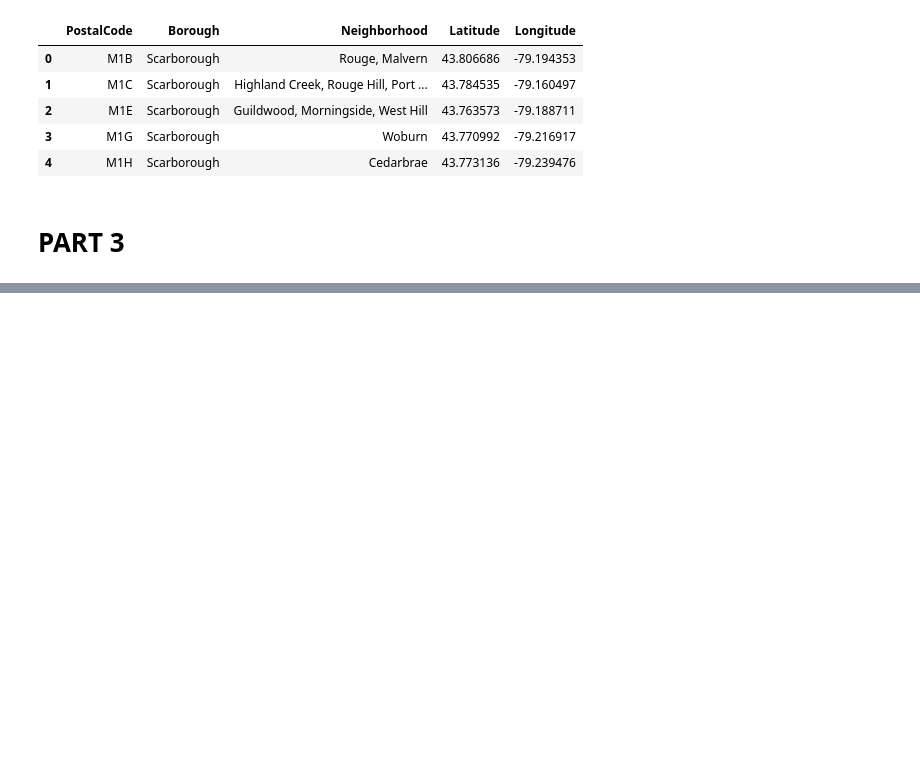
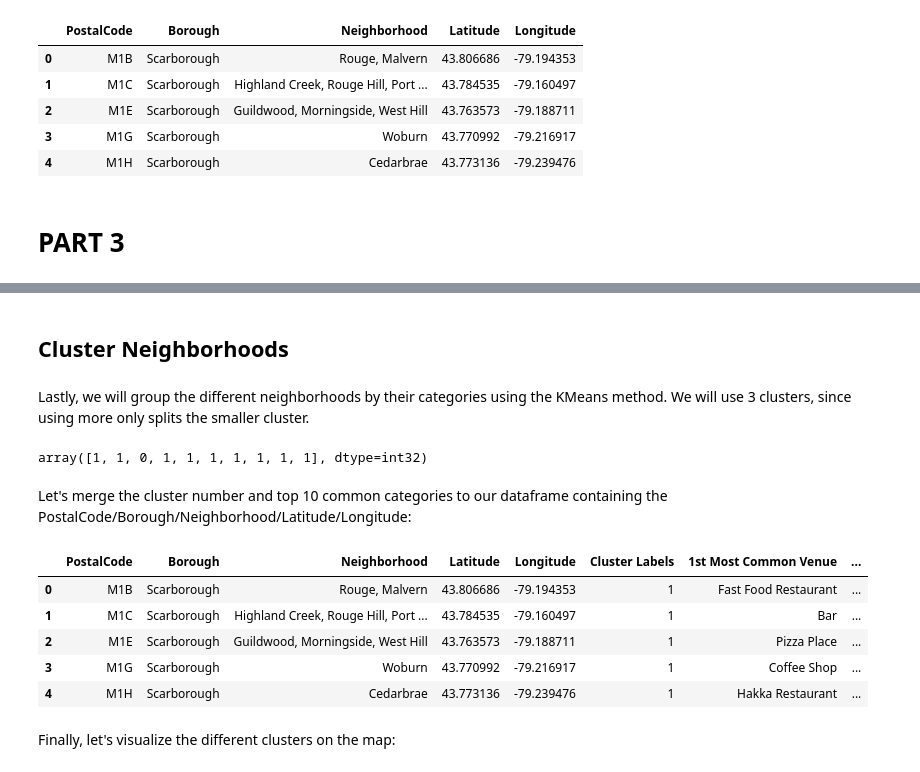
Before and after one commit to filipesmg/Coursera_Capstone, a Jupyter notebook: Toronto_Database.ipynb, the cells around one changed output, grey strips where cells are left out. Saved outputs shown, nothing was run; the diff lists cells and outputs as text; code cells hidden in the pictures; blank space fills up the shorter version.

```diff
--- a/Toronto_Database.ipynb
+++ b/Toronto_Database.ipynb
@@ -174,0 +446,39 @@ def getNearbyVenues(names, latitudes, longitudes, radius=500):
+# %% [markdown]
+## Cluster Neighborhoods
+# %% [markdown]
+Lastly, we will group the different neighborhoods by their categories using the KMeans method. We will use 3 clusters, since using more only splits the smaller cluster.
+# %%
+# set number of clusters
+kclusters = 3
+
+toronto_grouped_clustering = toronto_grouped.drop('Region', 1)
+
+# run k-means clustering
+kmeans = KMeans(n_clusters=kclusters, random_state=0).fit(toronto_grouped_clustering)
+
+# check cluster labels generated for each row in the dataframe
+kmeans.labels_[0:10]
+# %% [output]
+array([1, 1, 0, 1, 1, 1, 1, 1, 1, 1], dtype=int32)
+# %% [markdown]
+Let's merge the cluster number and top 10 common categories to our dataframe containing the PostalCode/Borough/Neighborhood/Latitude/Longitude:
+# %%
+# add clustering labels
+neighborhoods_venues_sorted.insert(0, 'Cluster Labels', kmeans.labels_)
+
+toronto_merged = df_complete
+
+# merge toronto_grouped with toronto_data to add latitude/longitude for each neighborhood
+# Note that we merge on the 'right', since there were Neighborhoods without venues retrieved from the Foursquare API
+toronto_merged = toronto_merged.join(neighborhoods_venues_sorted.set_index('Neighborhood'), on='Neighborhood', how='right')
+
+toronto_merged.head() # check the last columns!
+# %% [output]
+|  | PostalCode | Borough | Neighborhood | Latitude | Longitude | Cluster Labels | 1st Most Common Venue | ... |
+| 0 | M1B | Scarborough | Rouge, Malvern | 43.806686 | -79.194353 | 1 | Fast Food Restaurant | ... |
+| 1 | M1C | Scarborough | Highland Creek, Rouge Hill, Port ... | 43.784535 | -79.160497 | 1 | Bar | ... |
+| 2 | M1E | Scarborough | Guildwood, Morningside, West Hill | 43.763573 | -79.188711 | 1 | Pizza Place | ... |
+| 3 | M1G | Scarborough | Woburn | 43.770992 | -79.216917 | 1 | Coffee Shop | ... |
+| 4 | M1H | Scarborough | Cedarbrae | 43.773136 | -79.239476 | 1 | Hakka Restaurant | ... |
+# %% [markdown]
+Finally, let's visualize the different clusters on the map:
```
Also changed, not shown: parts of 46 cells of this notebook.
